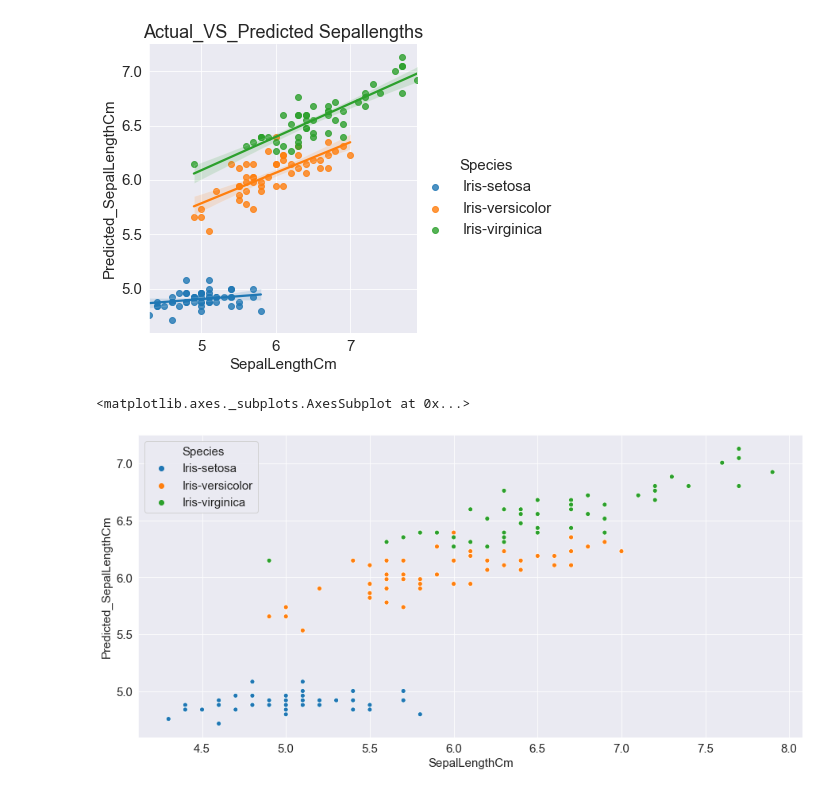
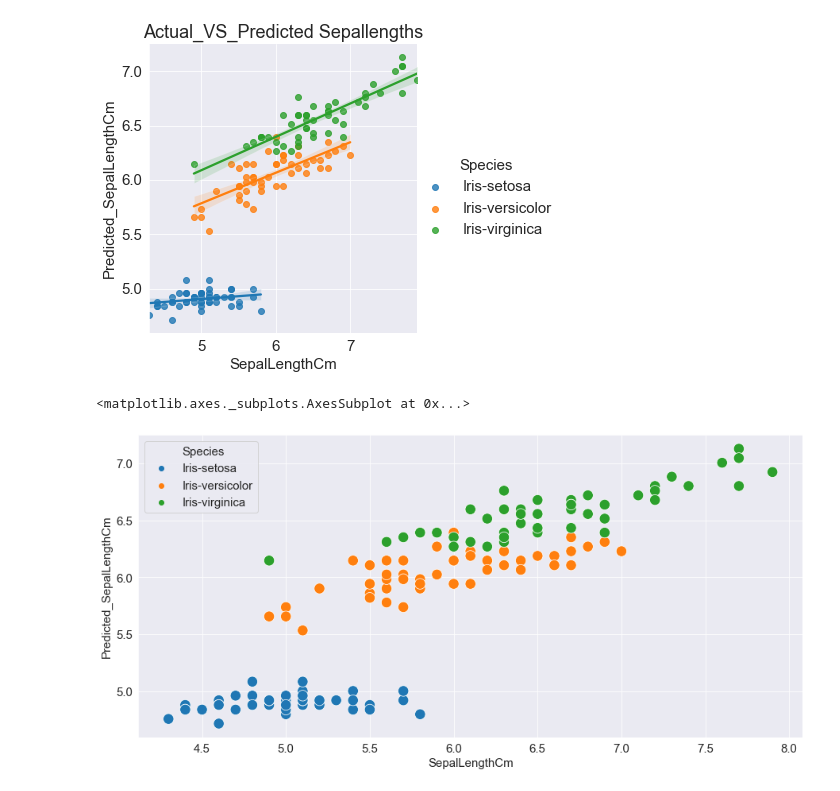
Before and after one commit to Arpan-tech-create/THE_SPARKS_FOUNDATION, a Jupyter notebook: Iris Project.ipynb, the cells around one changed output. Cells and saved outputs as stored; diff of their text form; code cells hidden in the pictures.

```diff
--- a/Iris Project.ipynb
+++ b/Iris Project.ipynb
@@ -293,7 +293,7 @@ plt.title('Actual_VS_Predicted Sepallengths')
 Text(0.5, 1.0, 'Actual_VS_Predicted Sepallengths')
 [figure]
 # %%
-sns.scatterplot(x='SepalLengthCm',y='Predicted_SepalLengthCm',hue='Species',data=data)
+sns.scatterplot(x='SepalLengthCm',y='Predicted_SepalLengthCm',hue='Species',s=180,data=data)
 # %% [output]
 <matplotlib.axes._subplots.AxesSubplot at 0x...>
-[figure, old version]
+[figure, new version]
```
